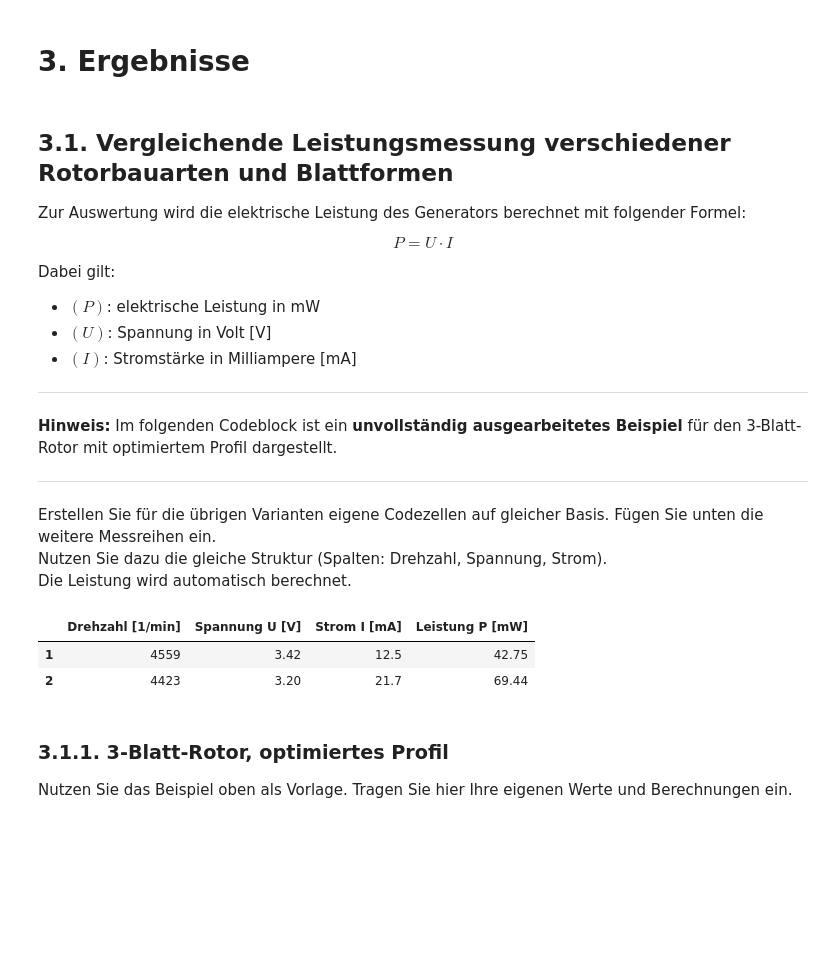
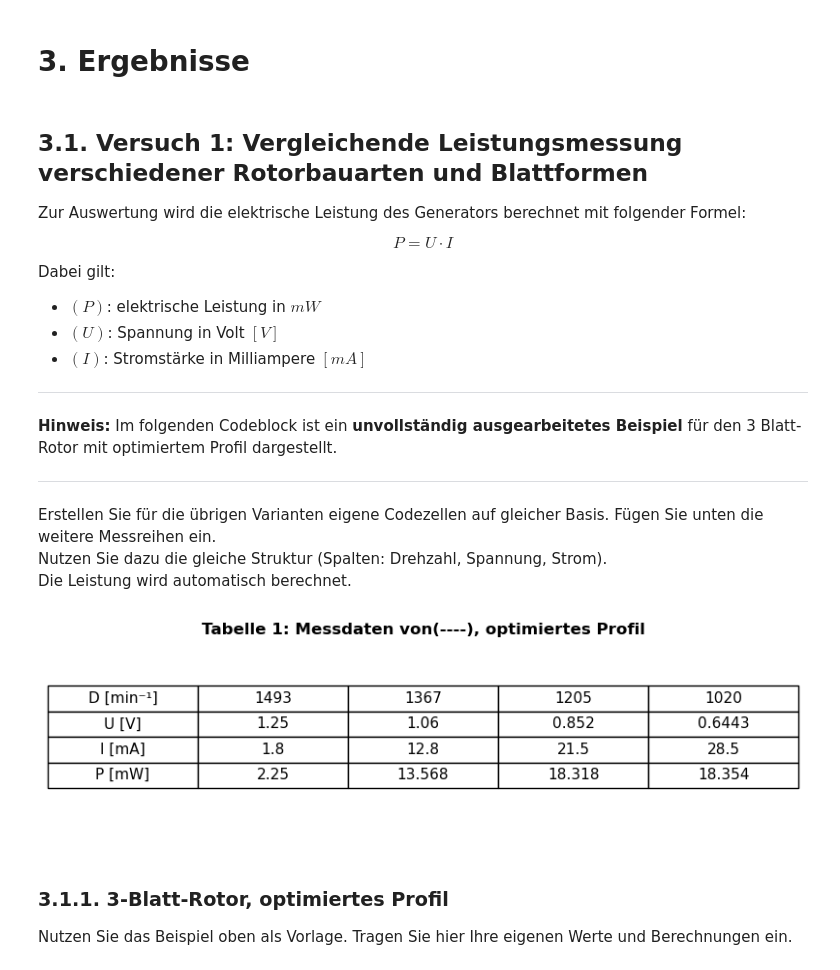
Before and after one commit to MohamadD-cloud/RE-II-praktikum, a Jupyter notebook: Windkraft,vorlage.ipynb, the cells around one changed output. Drawn from its saved outputs; the diff is of its cells as text; code cells hidden in the pictures; blank space fills up the shorter version.

```diff
--- a/Windkraft,vorlage.ipynb
+++ b/Windkraft,vorlage.ipynb
@@ -128,7 +128,7 @@ Wie wurde die Windgeschwindigkeit gemessen?
 # %% [markdown]
 # 3. Ergebnisse
 # %% [markdown]
-## 3.1.  Vergleichende Leistungsmessung verschiedener Rotorbauarten und Blattformen
+## 3.1. Versuch 1: Vergleichende Leistungsmessung verschiedener Rotorbauarten und Blattformen
 
 Zur Auswertung wird die elektrische Leistung des Generators berechnet mit folgender Formel:
 
@@ -137,12 +137,12 @@ P = U \cdot I
 $$
 
 Dabei gilt:
-- $(P)$: elektrische Leistung in mW
-- $(U)$: Spannung in Volt [V]
-- $(I)$: Stromstärke in Milliampere [mA]
+- $(P)$: elektrische Leistung in $mW$
+- $(U)$: Spannung in Volt $[V] $
+- $(I)$: Stromstärke in Milliampere $[mA]$
 
 ---
-**Hinweis:** Im folgenden Codeblock ist ein **unvollständig ausgearbeitetes Beispiel** für den 3-Blatt-Rotor mit optimiertem Profil dargestellt.
+**Hinweis:** Im folgenden Codeblock ist ein **unvollständig ausgearbeitetes Beispiel** für den 3 Blatt-Rotor mit optimiertem Profil dargestellt.
 
 ---
 Erstellen Sie für die übrigen Varianten eigene Codezellen auf gleicher Basis.
@@ -150,23 +150,42 @@ Fügen Sie unten die weitere Messreihen ein.
 Nutzen Sie dazu die gleiche Struktur (Spalten: Drehzahl, Spannung, Strom).
 Die Leistung wird automatisch berechnet.
 # %%
-import pandas as pd
-# Hier eigene Messwerte eintragen. Beispielstruktur:
-data = {
-    "Drehzahl [1/min]": [4559, 4423],
-    "Spannung U [V]": [3.42, 3.20],
-    "Strom I [mA]": [12.5, 21.7]
-}
+import matplotlib.pyplot as plt
 
-df = pd.DataFrame(data)
-df["Leistung P [mW]"] = df["Spannung U [V]"] * df["Strom I [mA]"]
-df.index = df.index + 1
+# Messdaten
+drehzahl = [1493, 1367, 1205, 1020]
+spannung = [1.25, 1.06, 0.852, 0.6443]
+strom = [1.8, 12.8, 21.5, 28.5]
+leistung = [2.25, 13.568, 18.318, 18.354]
 
-df # Zeige Tabelle an
+# Inhalte der Tabelle
+spalten = ["D [min⁻¹]"] + drehzahl
+zeilen = [
+    ["U [V]"] + spannung,
+    ["I [mA]"] + strom,
+    ["P [mW]"] + leistung
+]
+
+# Tabelle zeichnen
+fig, ax = plt.subplots(figsize=(8, 2.5))
+ax.axis("off")
+table = ax.table(
+    cellText=zeilen,
+    colLabels=spalten,
+    cellLoc="center",
+    loc="center"
+)
+
+# Layout anpassen
+table.auto_set_font_size(False)
+table.set_fontsize(11)
+table.scale(1.2, 1.5)
+
+plt.title("Tabelle 1: Messdaten von(----), optimiertes Profil", weight="bold", pad=3)
+plt.tight_layout()
+plt.show()
 # %% [output]
-|  | Drehzahl [1/min] | Spannung U [V] | Strom I [mA] | Leistung P [mW] |
-| 1 | 4559 | 3.42 | 12.5 | 42.75 |
-| 2 | 4423 | 3.20 | 21.7 | 69.44 |
+[figure, added]
 # %% [markdown]
 ###  3.1.1. 3-Blatt-Rotor, optimiertes Profil
 
```
Also changed, not shown: parts of 22 cells of this notebook.
